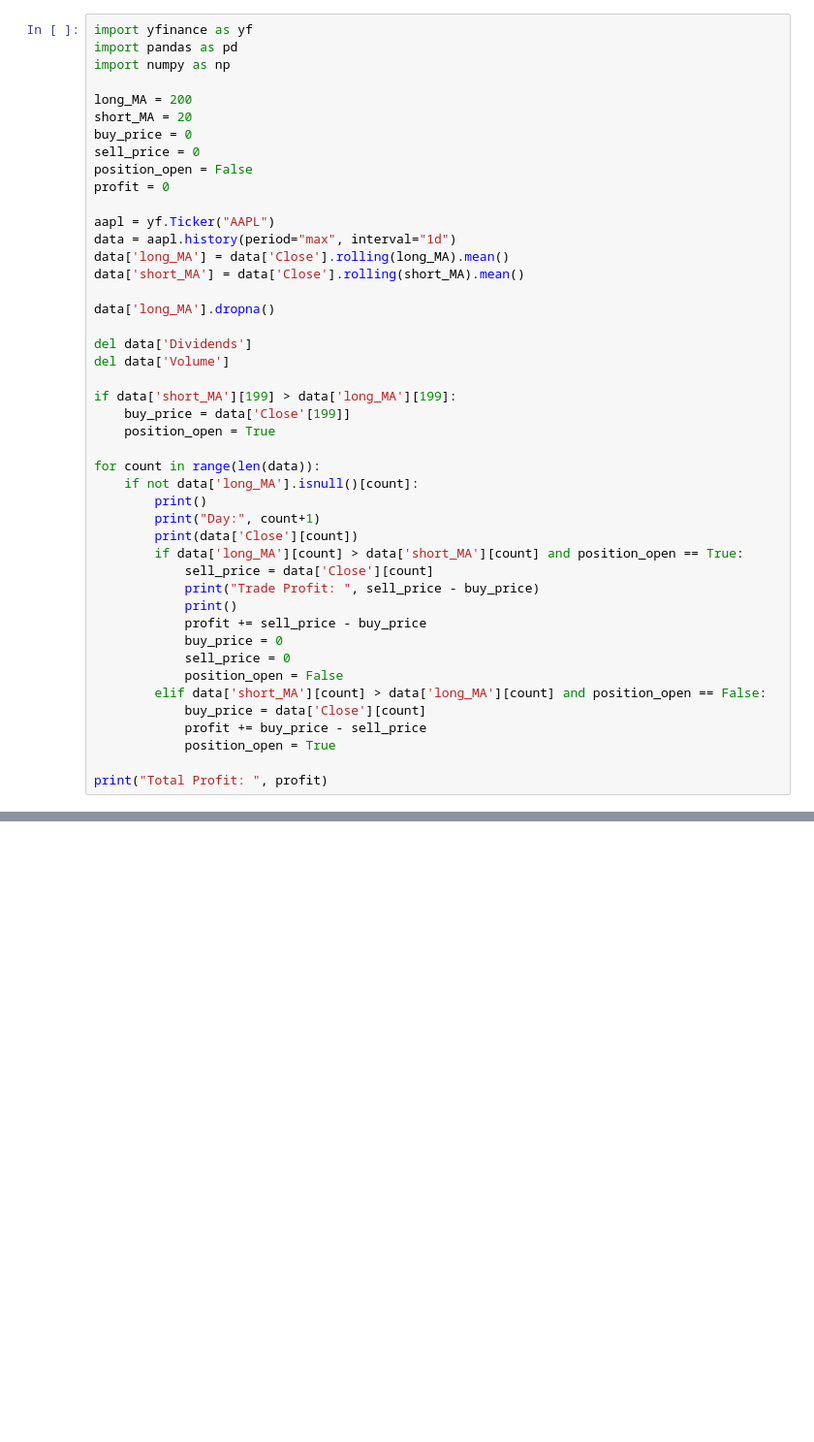
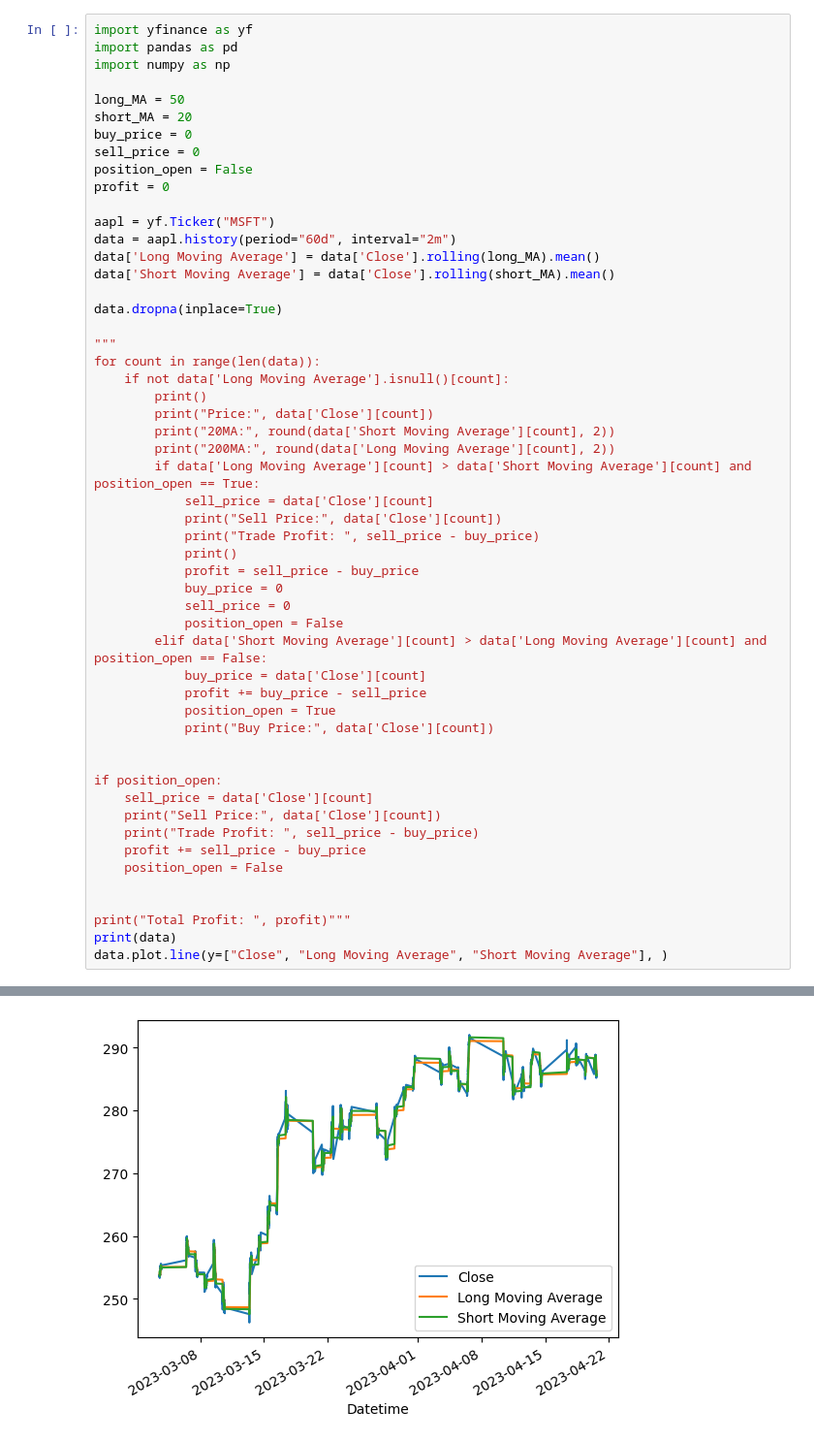
Before and after one commit to MosElsh/Backtesting-app, a Jupyter notebook: App/test.ipynb, the cells around one changed output, grey strips where cells are left out. Shown: that part at 97% size. Saved outputs shown, nothing was run; the diff lists cells and outputs as text; blank space fills up the shorter version.

```diff
--- a/App/test.ipynb
+++ b/App/test.ipynb
@@ -3,44 +3,52 @@ import yfinance as yf
 import pandas as pd
 import numpy as np
 
-long_MA = 200
+long_MA = 50
 short_MA = 20
 buy_price = 0
 sell_price = 0
 position_open = False
 profit = 0
 
-aapl = yf.Ticker("AAPL")
-data = aapl.history(period="max", interval="1d")
-data['long_MA'] = data['Close'].rolling(long_MA).mean()
-data['short_MA'] = data['Close'].rolling(short_MA).mean()
+aapl = yf.Ticker("MSFT")
+data = aapl.history(period="60d", interval="2m")
+data['Long Moving Average'] = data['Close'].rolling(long_MA).mean()
+data['Short Moving Average'] = data['Close'].rolling(short_MA).mean()
 
-data['long_MA'].dropna()
+data.dropna(inplace=True)
 
-del data['Dividends']
-del data['Volume']
-
-if data['short_MA'][199] > data['long_MA'][199]:
-    buy_price = data['Close'[199]]
-    position_open = True
-
+"""
 for count in range(len(data)):
-    if not data['long_MA'].isnull()[count]:
+    if not data['Long Moving Average'].isnull()[count]:
         print()
-        print("Day:", count+1)
-        print(data['Close'][count])
-        if data['long_MA'][count] > data['short_MA'][count] and position_open == True:
+        print("Price:", data['Close'][count])
+        print("20MA:", round(data['Short Moving Average'][count], 2))
+        print("200MA:", round(data['Long Moving Average'][count], 2))
+        if data['Long Moving Average'][count] > data['Short Moving Average'][count] and position_open == True:
             sell_price = data['Close'][count]
+            print("Sell Price:", data['Close'][count])
             print("Trade Profit: ", sell_price - buy_price)
             print()
-            profit += sell_price - buy_price
+            profit = sell_price - buy_price
             buy_price = 0
             sell_price = 0
             position_open = False
-        elif data['short_MA'][count] > data['long_MA'][count] and position_open == False:
+        elif data['Short Moving Average'][count] > data['Long Moving Average'][count] and position_open == False:
             buy_price = data['Close'][count]
             profit += buy_price - sell_price
             position_open = True
+            print("Buy Price:", data['Close'][count])
 
-print("Total Profit: ", profit)
+
+if position_open:
+    sell_price = data['Close'][count]
+    print("Sell Price:", data['Close'][count])
+    print("Trade Profit: ", sell_price - buy_price)
+    profit += sell_price - buy_price
+    position_open = False
+
+
+print("Total Profit: ", profit)"""
+print(data)
+data.plot.line(y=["Close", "Long Moving Average", "Short Moving Average"], )
 # %% [output]
@@ -63,0 +73 @@ Total Profit:  664.6275377199054
+[figure, added]
```
Also changed, not shown: parts of 1 cell of this notebook, 4 other files.
